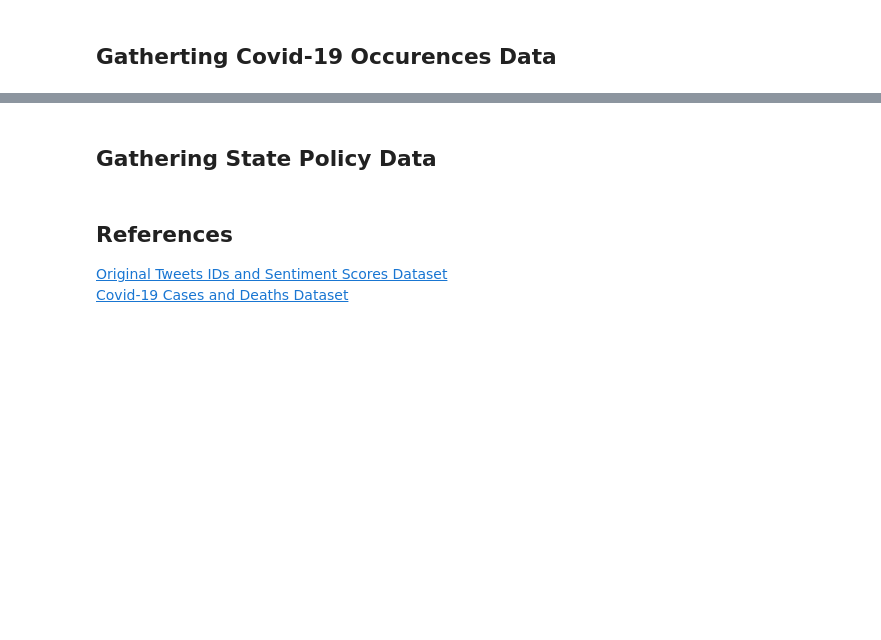
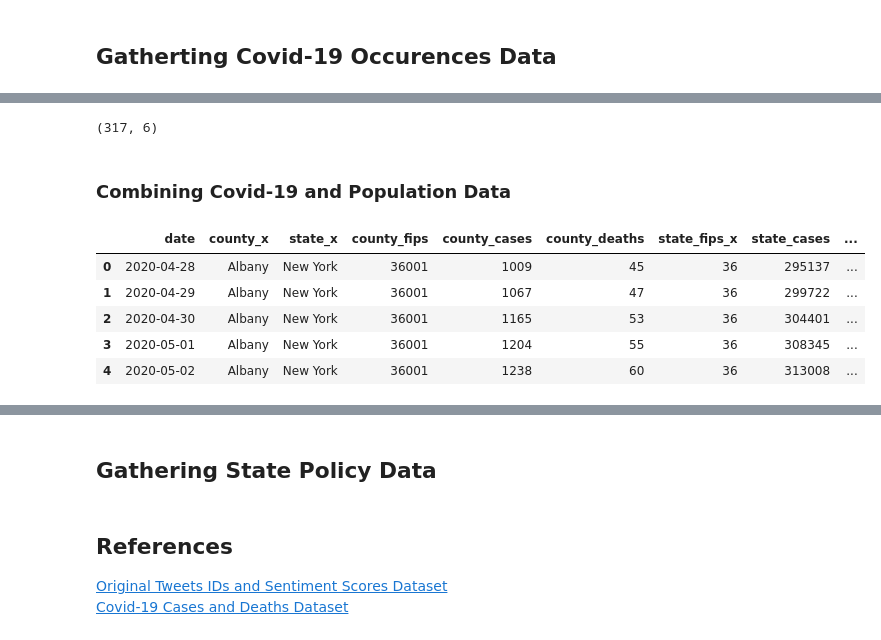
Before and after one commit to JulKelman/Sentiment-Analysis-of-Covid-19-Related-Tweets, a Jupyter notebook: julia/Data Gathering Notebook.ipynb, the cells around one changed output, grey strips where cells are left out. Cells and saved outputs as stored; diff of their text form; code cells hidden in the pictures; blank space fills up the shorter version.

Commit message:
added population data

```diff
--- a/julia/Data Gathering Notebook.ipynb
+++ b/julia/Data Gathering Notebook.ipynb
@@ -152,0 +252,2 @@ We will use a publically available dataset created by The New York Times and ava
+# %%
+covid_ny_tx['county_fips'] = covid_ny_tx['county_fips'].astype(int)
@@ -152,0 +259,3 @@ We will use a publically available dataset created by The New York Times and ava
+# %%
+population = pd.read_csv('./co-est2019-alldata.csv', usecols=['STATE', 'COUNTY', 'STNAME', 'CTYNAME', 'POPESTIMATE2019'], encoding = "ISO-8859-1", engine='python')
+population.head()
@@ -152,0 +271,34 @@ We will use a publically available dataset created by The New York Times and ava
+# %%
+def format_population(df):
+    #renaming columns to match our formating
+    df.rename(columns={'STATE':'state_fips', 'COUNTY':'county_fips', 'STNAME':'state', 'CTYNAME':'county', 'POPESTIMATE2019':'county_population'}, inplace=True)
+    #selecting information for NY and TX
+    df = get_states(df, states=['New York', 'Texas'])
+    #reformating county fips to match covid dataframe format
+    for i,fip in enumerate(df['county_fips']):
+        if len(str(fip)) == 1:
+            df.iloc[i,1] = int(str(df.iloc[i,0])+"00"+str(fip))
+        if len(str(fip)) == 2:
+            df.iloc[i,1] = int(str(df.iloc[i,0])+"0"+str(fip))
+        if len(str(fip)) == 3:
+            df.iloc[i,1] = int(str(df.iloc[i,0])+str(fip))
+    #creating a state_population column
+    df['state_population'] = [df[df['county']=='Texas']['county_population'].values[0] if x == 'Texas' else df[df['county']=='New York']['county_population'].values[0] for x in df['state']]
+        # code adapted from https://stackoverflow.com/questions/50375985/pandas-add-column-with-value-based-on-condition-based-on-other-columns
+    #deleting rows giving state population data instead of county data
+    for state in ['New York', 'Texas']:
+        df = df.drop(df["county"].loc[df["county"]==state].index)
+        # code adapted from https://stackoverflow.com/questions/53182464/pandas-delete-a-row-in-a-dataframe-based-on-a-value
+    #adding `New York City` county row compiling the information from NYC 5 boroughs to match the covid dataset format
+    d = {'state_fips':36, 'county_fips':36000, 'state':'New York', 'county':'New York City',
+     'county_population':[df[df['county']=='New York County']['county_population'].values[0] +
+                         df[df['county']=='Kings County']['county_population'].values[0] +
+                         df[df['county']=='Bronx County']['county_population'].values[0] +
+                         df[df['county']=='Richmond County']['county_population'].values[0] +
+                         df[df['county']=='Queens County']['county_population'].values[0]],
+     'state_population':19453561}
+    population_nyc = pd.DataFrame(data=d)
+    df = pd.concat(objs=[df, population_nyc])
+    return df
+# %%
+population_ny_tx = format_population(population)
@@ -152,0 +314,16 @@ We will use a publically available dataset created by The New York Times and ava
+# %%
+population_ny_tx.shape
+# %% [output]
+(317, 6)
+# %% [markdown]
+### Combining Covid-19 and Population Data
+# %%
+covid_and_pop_ny_tx = pd.merge(left=covid_ny_tx, right=population_ny_tx, on='county_fips')
+covid_and_pop_ny_tx.head()
+# %% [output]
+|  | date | county_x | state_x | county_fips | county_cases | county_deaths | state_fips_x | state_cases | ... |
+| 0 | 2020-04-28 | Albany | New York | 36001 | 1009 | 45 | 36 | 295137 | ... |
+| 1 | 2020-04-29 | Albany | New York | 36001 | 1067 | 47 | 36 | 299722 | ... |
+| 2 | 2020-04-30 | Albany | New York | 36001 | 1165 | 53 | 36 | 304401 | ... |
+| 3 | 2020-05-01 | Albany | New York | 36001 | 1204 | 55 | 36 | 308345 | ... |
+| 4 | 2020-05-02 | Albany | New York | 36001 | 1238 | 60 | 36 | 313008 | ... |
```
Also changed, not shown: parts of 28 cells of this notebook, 1 other file.
